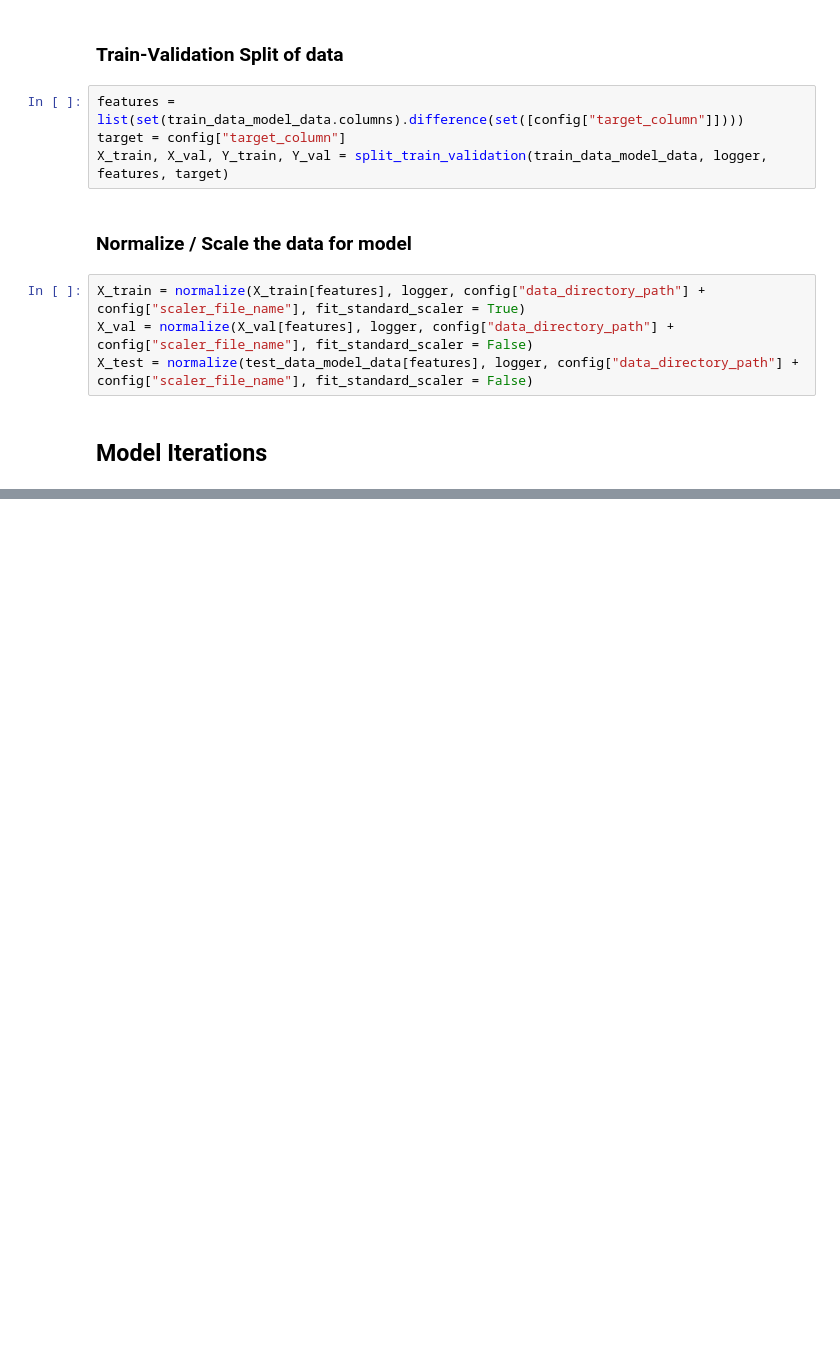
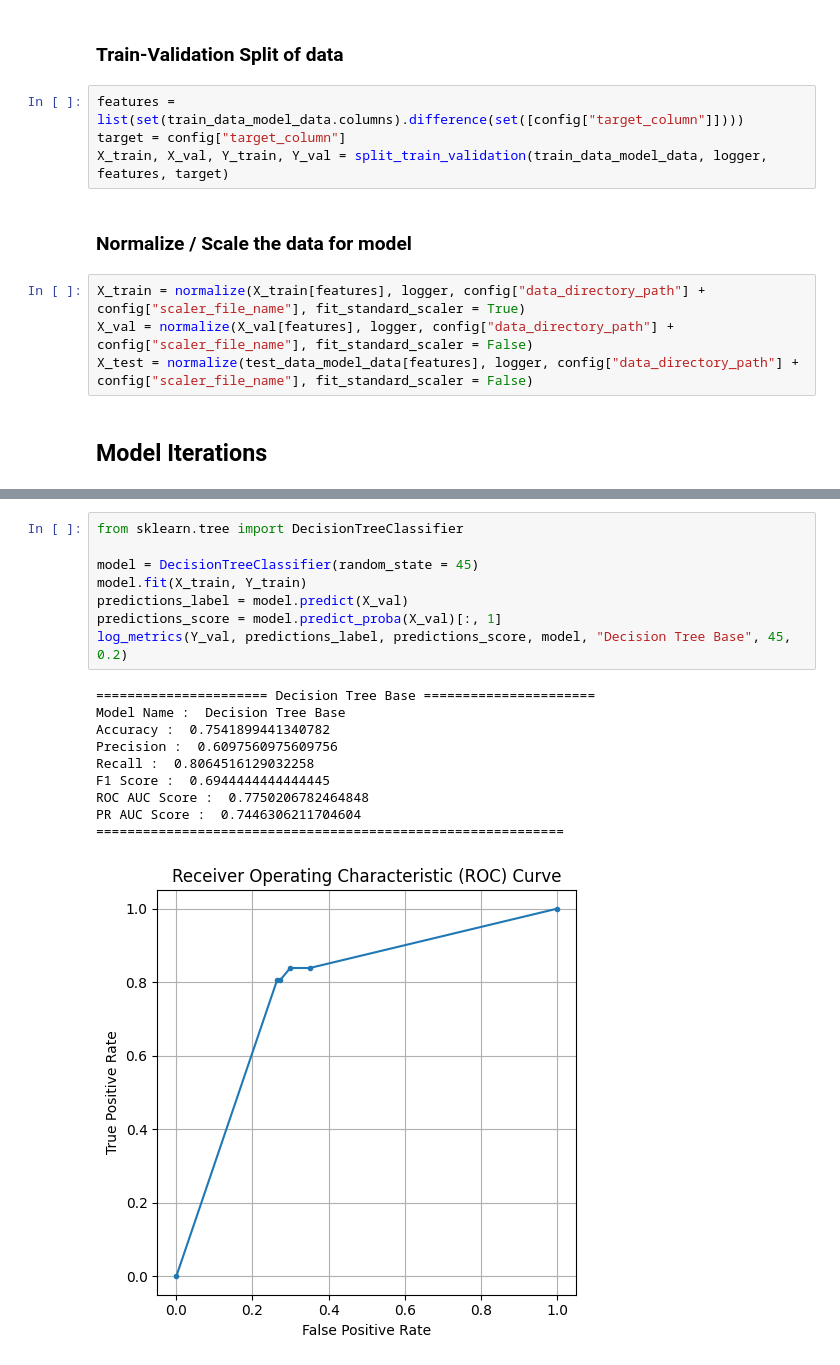
Before and after one commit to apoorvjha/PFDS-Assignment-Titanic, a Jupyter notebook: notebooks/model_iteration.ipynb, the cells around one changed output, grey strips where cells are left out. Saved outputs shown, nothing was run; the diff lists cells and outputs as text; blank space fills up the shorter version.

```diff
--- a/notebooks/model_iteration.ipynb
+++ b/notebooks/model_iteration.ipynb
@@ -337,0 +365,19 @@ log_metrics(Y_val, predictions_label, predictions_score, model, "Logistic Regres
+# %%
+from sklearn.tree import DecisionTreeClassifier
+
+model = DecisionTreeClassifier(random_state = 45)
+model.fit(X_train, Y_train)
+predictions_label = model.predict(X_val)
+predictions_score = model.predict_proba(X_val)[:, 1]
+log_metrics(Y_val, predictions_label, predictions_score, model, "Decision Tree Base", 45, 0.2)
+# %% [output]
+====================== Decision Tree Base ======================
+Model Name :  Decision Tree Base
+Accuracy :  0.7541899441340782
+Precision :  0.6097560975609756
+Recall :  0.8064516129032258
+F1 Score :  0.6944444444444445
+ROC AUC Score :  0.7750206782464848
+PR AUC Score :  0.7446306211704604
+============================================================
+[figure, added]
```
Also changed, not shown: parts of 4 cells of this notebook.
